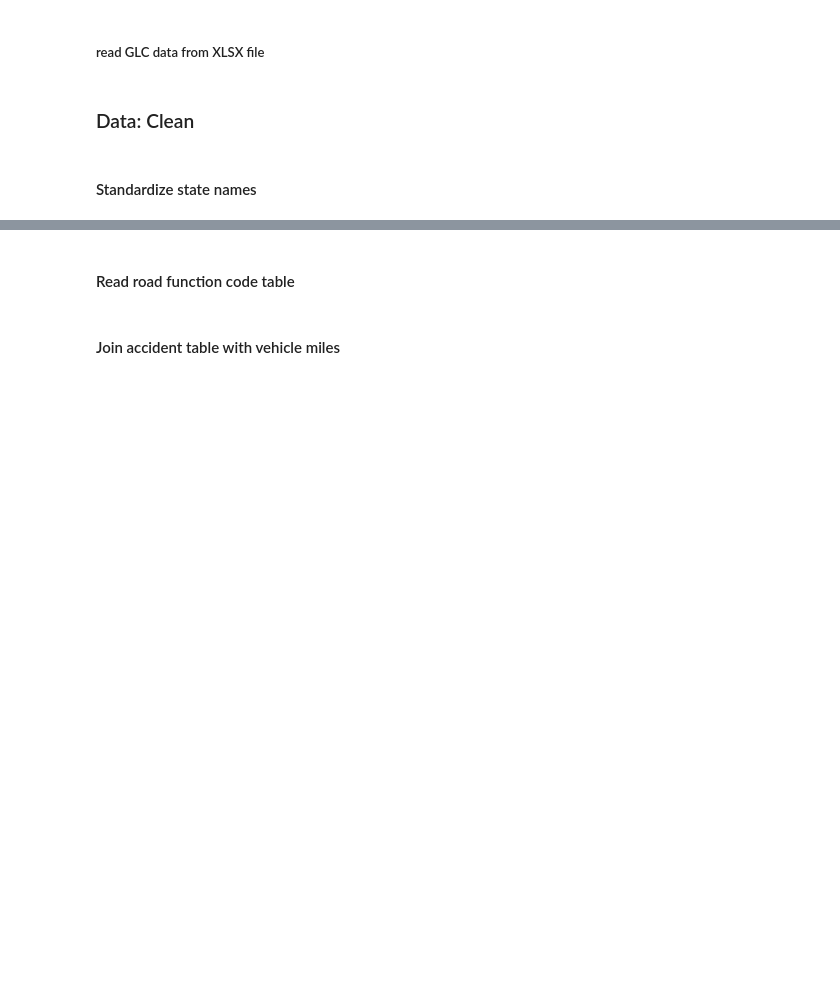
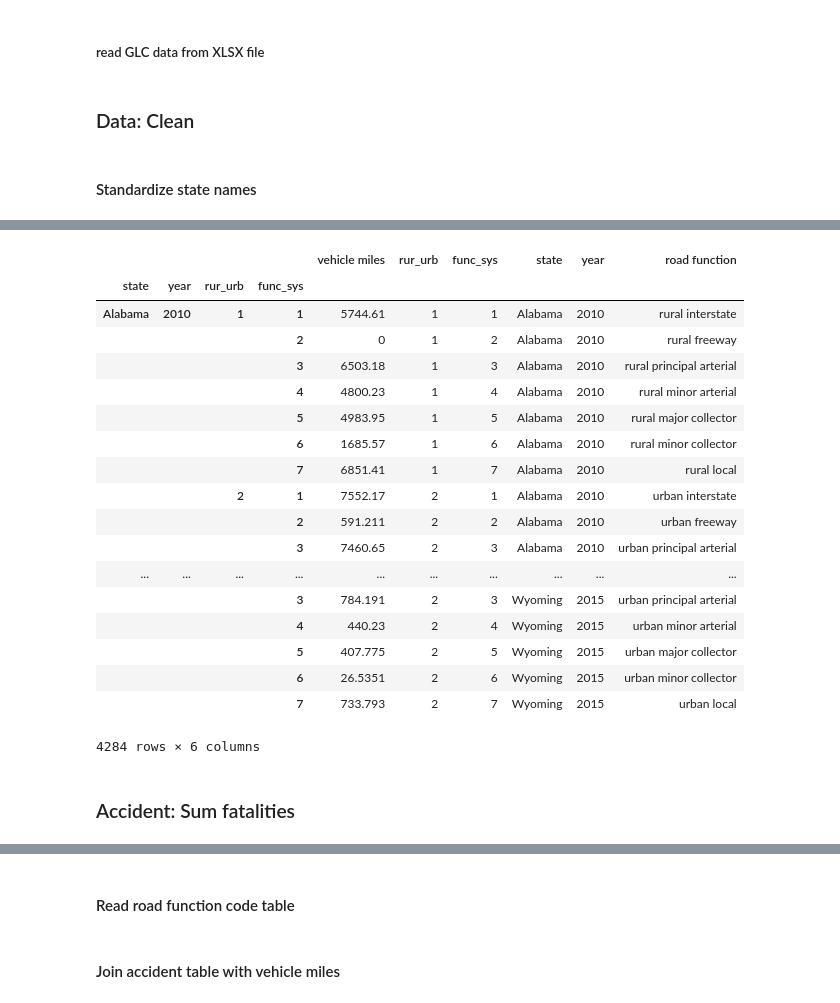
Before and after one commit to JonathanOwen/DinsdalePiranha, a Jupyter notebook: fars.ipynb, the cells around one changed output, grey strips where cells are left out. Drawn from its saved outputs; the diff is of its cells as text; code cells hidden in the pictures; blank space fills up the shorter version.

```diff
--- a/fars.ipynb
+++ b/fars.ipynb
@@ -421,0 +562,40 @@ fhwa['vm2'].to_csv('data/save/vm2.csv')
+# %%
+vm2_stack = vm2_stack.to_frame()
+vm2_stack.columns = ['vehicle miles']
+# %%
+rur, urb = [1]*7, [2]*7
+rur_urb = rur+urb
+rur_urb_sequence = cycle(rur_urb)
+func_sys_sequence = cycle(range(1,8))
+vm2_stack['rur_urb'] = [next(rur_urb_sequence) for count in range(vm2_stack.shape[0])]
+vm2_stack['func_sys'] = [next(func_sys_sequence) for count in range(vm2_stack.shape[0])]
+# %%
+vm2_stack['state'] = vm2_stack.index.get_level_values(0)
+vm2_stack['year'] = vm2_stack.index.get_level_values(1)
+vm2_stack['road function'] = vm2_stack.index.get_level_values(2)
+# %%
+vm2_stack.set_index(['state', 'year', 'rur_urb', 'func_sys'], drop=False, inplace=True)
+# %%
+vm2_stack
+# %% [output]
+|  |  |  |  | vehicle miles | rur_urb | func_sys | state | year | road function |
+| state | year | rur_urb | func_sys |  |  |  |  |  |  |
+| Alabama | 2010 | 1 | 1 | 5744.61 | 1 | 1 | Alabama | 2010 | rural interstate |
+|  |  |  | 2 | 0 | 1 | 2 | Alabama | 2010 | rural freeway |
+|  |  |  | 3 | 6503.18 | 1 | 3 | Alabama | 2010 | rural principal arterial |
+|  |  |  | 4 | 4800.23 | 1 | 4 | Alabama | 2010 | rural minor arterial |
+|  |  |  | 5 | 4983.95 | 1 | 5 | Alabama | 2010 | rural major collector |
+|  |  |  | 6 | 1685.57 | 1 | 6 | Alabama | 2010 | rural minor collector |
+|  |  |  | 7 | 6851.41 | 1 | 7 | Alabama | 2010 | rural local |
+|  |  | 2 | 1 | 7552.17 | 2 | 1 | Alabama | 2010 | urban interstate |
+|  |  |  | 2 | 591.211 | 2 | 2 | Alabama | 2010 | urban freeway |
+|  |  |  | 3 | 7460.65 | 2 | 3 | Alabama | 2010 | urban principal arterial |
+| ... | ... | ... | ... | ... | ... | ... | ... | ... | ... |
+|  |  |  | 3 | 784.191 | 2 | 3 | Wyoming | 2015 | urban principal arterial |
+|  |  |  | 4 | 440.23 | 2 | 4 | Wyoming | 2015 | urban minor arterial |
+|  |  |  | 5 | 407.775 | 2 | 5 | Wyoming | 2015 | urban major collector |
+|  |  |  | 6 | 26.5351 | 2 | 6 | Wyoming | 2015 | urban minor collector |
+|  |  |  | 7 | 733.793 | 2 | 7 | Wyoming | 2015 | urban local |
+4284 rows × 6 columns
+# %% [markdown]
+### Accident: Sum fatalities
```
Also changed, not shown: parts of 46 cells of this notebook.
